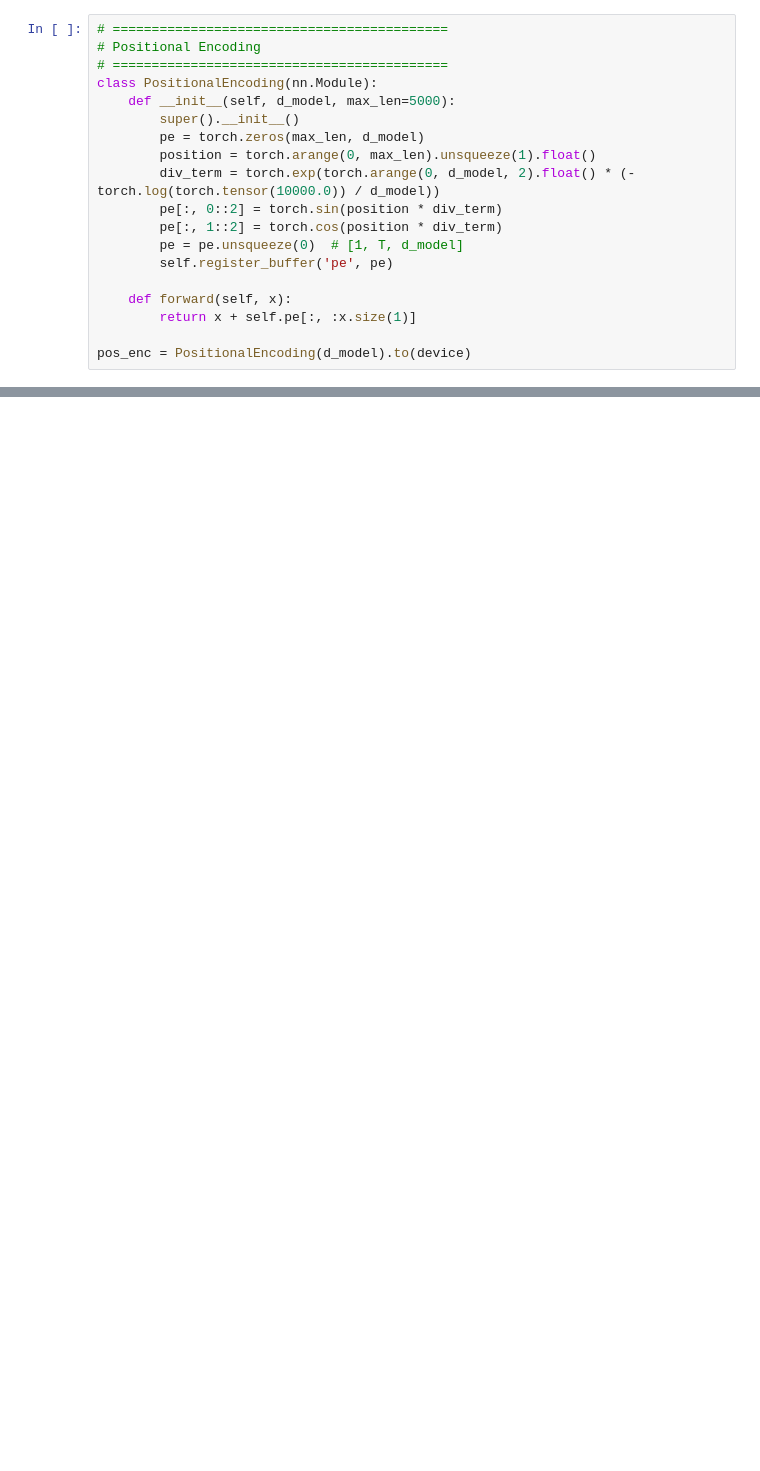
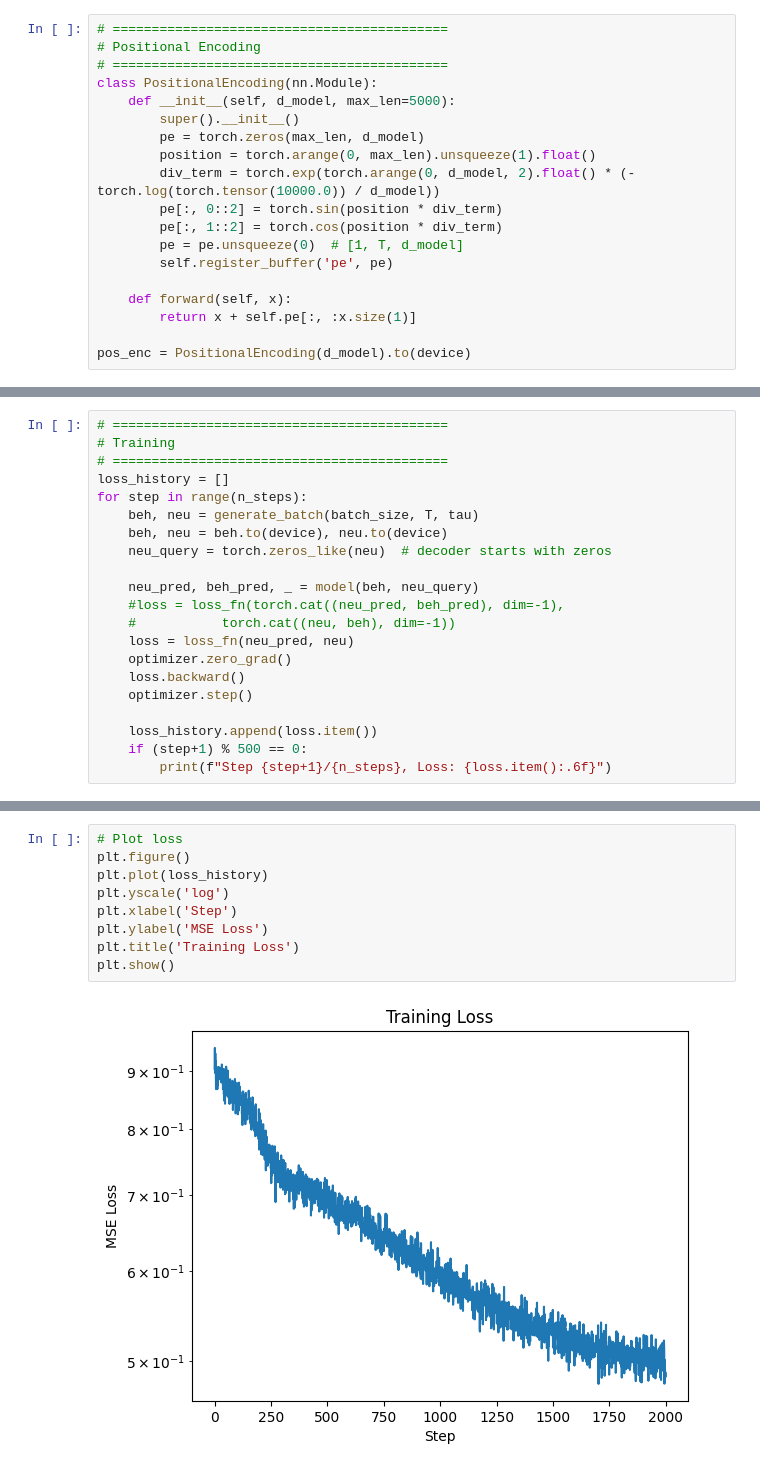
Before and after one commit to briandepasquale/transformer, a Jupyter notebook: Transformer_v5.ipynb, the cells around one changed output, grey strips where cells are left out. Cells and saved outputs as stored; diff of their text form; blank space fills up the shorter version.

```diff
--- a/Transformer_v5.ipynb
+++ b/Transformer_v5.ipynb
@@ -340,0 +334,21 @@ plt.show()
+# %%
+# ===========================================
+# Training
+# ===========================================
+loss_history = []
+for step in range(n_steps):
+    beh, neu = generate_batch(batch_size, T, tau)
+    beh, neu = beh.to(device), neu.to(device)
+    neu_query = torch.zeros_like(neu)  # decoder starts with zeros
+
+    neu_pred, beh_pred, _ = model(beh, neu_query)
+    #loss = loss_fn(torch.cat((neu_pred, beh_pred), dim=-1),
+    #           torch.cat((neu, beh), dim=-1))
+    loss = loss_fn(neu_pred, neu)
+    optimizer.zero_grad()
+    loss.backward()
+    optimizer.step()
+
+    loss_history.append(loss.item())
+    if (step+1) % 500 == 0:
+        print(f"Step {step+1}/{n_steps}, Loss: {loss.item():.6f}")
@@ -340,0 +360,11 @@ plt.show()
+# %%
+# Plot loss
+plt.figure()
+plt.plot(loss_history)
+plt.yscale('log')
+plt.xlabel('Step')
+plt.ylabel('MSE Loss')
+plt.title('Training Loss')
+plt.show()
+# %% [output]
+[figure, added]
```
Also changed, not shown: parts of 14 cells of this notebook.
